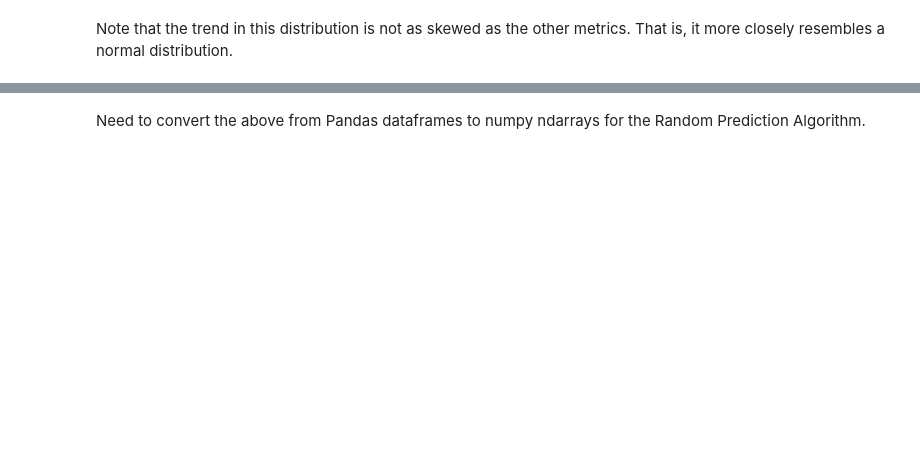
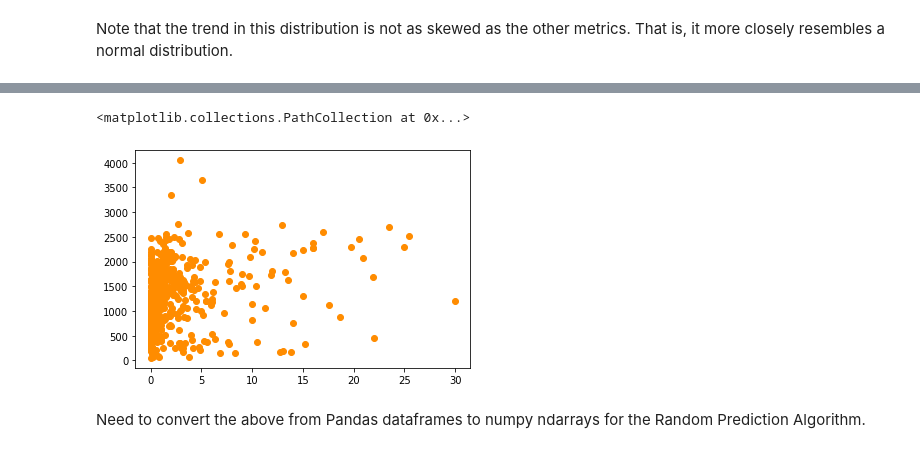
Before and after one commit to jbravo87/blog-projects, a Jupyter notebook: exoplanet_data_notebook.ipynb, the cells around one changed output, grey strips where cells are left out. Cells and saved outputs as stored; diff of their text form; code cells hidden in the pictures; blank space fills up the shorter version.

```diff
--- a/exoplanet_data_notebook.ipynb
+++ b/exoplanet_data_notebook.ipynb
@@ -647,3 +946,8 @@ type(x_train2)
+# %%
+plt.scatter(x9.planetmass, x9.temperature, c = 'darkorange')
+# %% [output]
+<matplotlib.collections.PathCollection at 0x...>
+[figure, added]
 # %% [markdown]
 Need to convert the above from Pandas dataframes to numpy ndarrays for the Random Prediction Algorithm.
 # %%
```
Also changed, not shown: parts of 59 cells of this notebook.
